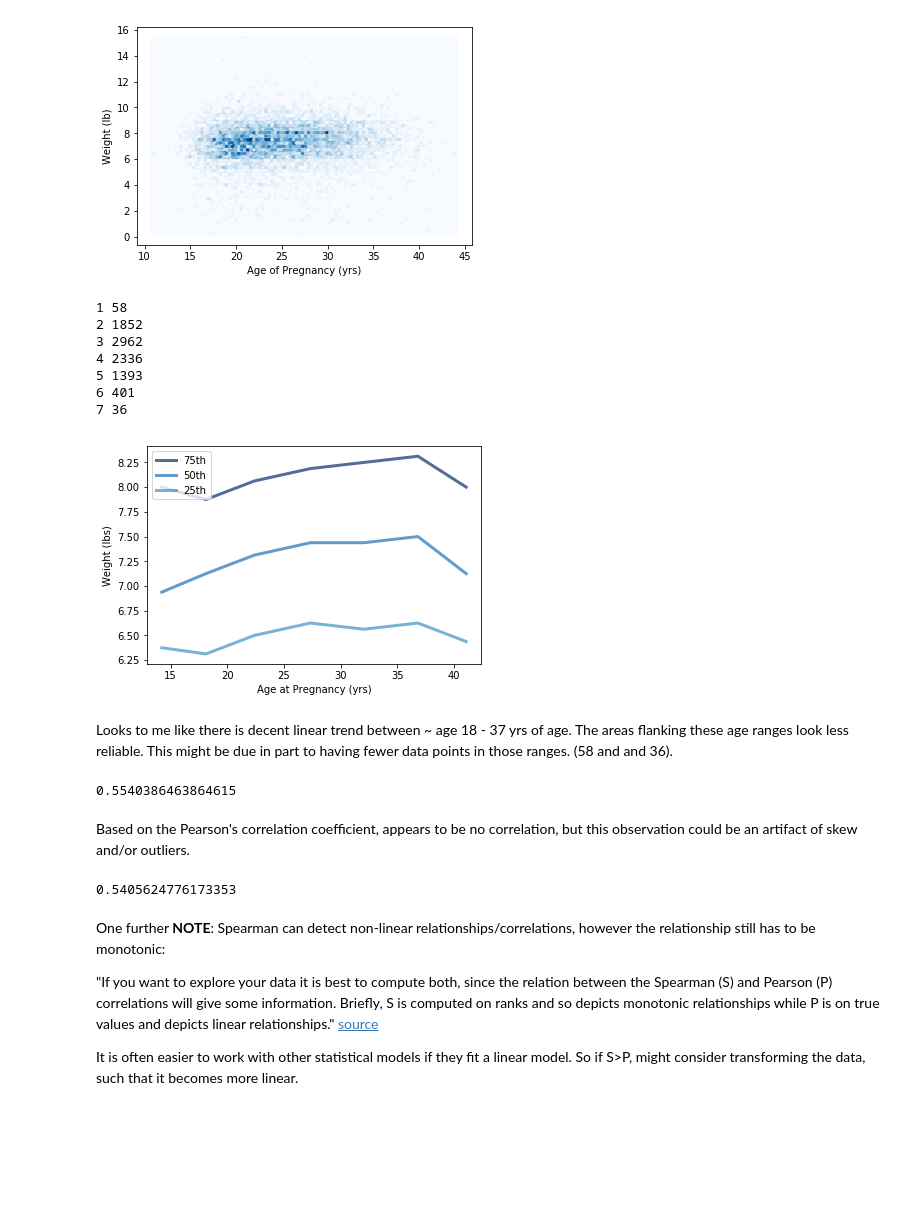
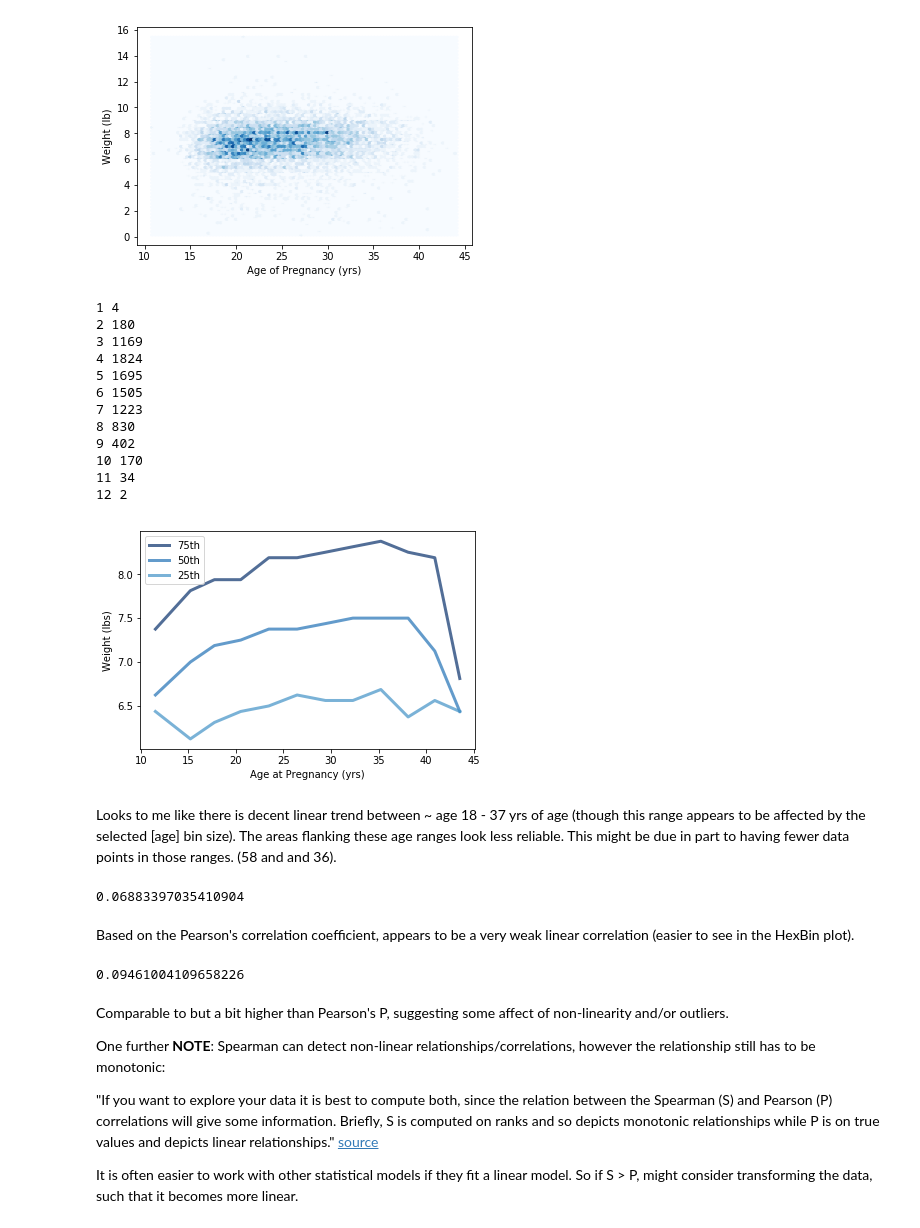
Before and after one commit to ijmiller2/ThinkStats2, a Jupyter notebook: code/chap07ex.ipynb, the cells around one changed output. Saved outputs shown, nothing was run; the diff lists cells and outputs as text; code cells hidden in the pictures; blank space fills up the shorter version.

```diff
--- a/code/chap07ex.ipynb
+++ b/code/chap07ex.ipynb
@@ -345,55 +345,62 @@ thinkplot.Config(xlabel='Age of Pregnancy (yrs)',
 # %%
 # Solution goes here
 # %%
-bins = np.arange(10, 50, 5)
+bins = np.arange(10, 50, 3)
 indices = np.digitize(live.agepreg, bins)
 groups = live.groupby(indices)
 
 for i, group in groups:
     print(i, len(group))
 
 #Should this be mean age?
 mean_ages = [group.agepreg.mean() for i, group in groups]
 cdfs = [thinkstats2.Cdf(group.totalwgt_lb) for i, group in groups]
 
 for percent in [75, 50, 25]:
     weight_percentiles = [cdf.Percentile(percent) for cdf in cdfs]
     label = '%dth' % percent
     thinkplot.Plot(mean_ages, weight_percentiles, label=label)
 
 thinkplot.Config(xlabel='Age at Pregnancy (yrs)',
                  ylabel='Weight (lbs)',
                  legend=True)
 # %% [output]
-1 58
-2 1852
-3 2962
-4 2336
-5 1393
-6 401
-7 36
+1 4
+2 180
+3 1169
+4 1824
+5 1695
+6 1505
+7 1223
+8 830
+9 402
+10 170
+11 34
+12 2
-[figure, old version]
+[figure, new version]
 # %% [markdown]
-Looks to me like there is decent linear trend between ~ age 18 - 37 yrs of age. The areas flanking these age ranges look less reliable. This might be due in part to having fewer data points in those ranges. (58 and and 36).
+Looks to me like there is decent linear trend between ~ age 18 - 37 yrs of age (though this range appears to be affected by the selected [age] bin size). The areas flanking these age ranges look less reliable. This might be due in part to having fewer data points in those ranges. (58 and and 36).
 # %%
 #Pearson's correlation coefficient (sensitive to skew and outliers)
 
 Corr(live.agepreg, live.totalwgt_lb)
-Corr(mean_ages, weight_percentiles)
+#Corr(mean_ages, weight_percentiles) -> don't think this is proper
 # %% [output]
-0.5540386463864615
+0.06883397035410904
 # %% [markdown]
-Based on the Pearson's correlation coefficient, appears to be no correlation, but this observation could be an artifact of skew and/or outliers.
+Based on the Pearson's correlation coefficient, appears to be a very weak linear correlation (easier to see in the HexBin plot).
 # %%
 #Spearman's rank coeeficient (less sensitive to skew and outlier)
 
 SpearmanCorr(live.agepreg, live.totalwgt_lb)
-SpearmanCorr(mean_ages, weight_percentiles)
+#SpearmanCorr(mean_ages, weight_percentiles) -> don't think this is proper
 # %% [output]
-0.5405624776173353
+0.09461004109658226
 # %% [markdown]
+Comparable to but a bit higher than Pearson's P, suggesting some affect of non-linearity and/or outliers.
+
 One further **NOTE**: Spearman can detect non-linear relationships/correlations, however the relationship still has to be monotonic:
 
 "If you want to explore your data it is best to compute both, since the relation between the Spearman (S) and Pearson (P) correlations will give some information. Briefly, S is computed on ranks and so depicts monotonic relationships while P is on true values and depicts linear relationships." [source](https://stats.stackexchange.com/questions/8071/how-to-choose-between-pearson-and-spearman-correlation)
 
-It is often easier to work with other statistical models if they fit a linear model. So if S>P, might consider transforming the data, such that it becomes more linear.
+It is often easier to work with other statistical models if they fit a linear model. So if S > P, might consider transforming the data, such that it becomes more linear.
```
Also changed, not shown: parts of 7 cells of this notebook.
